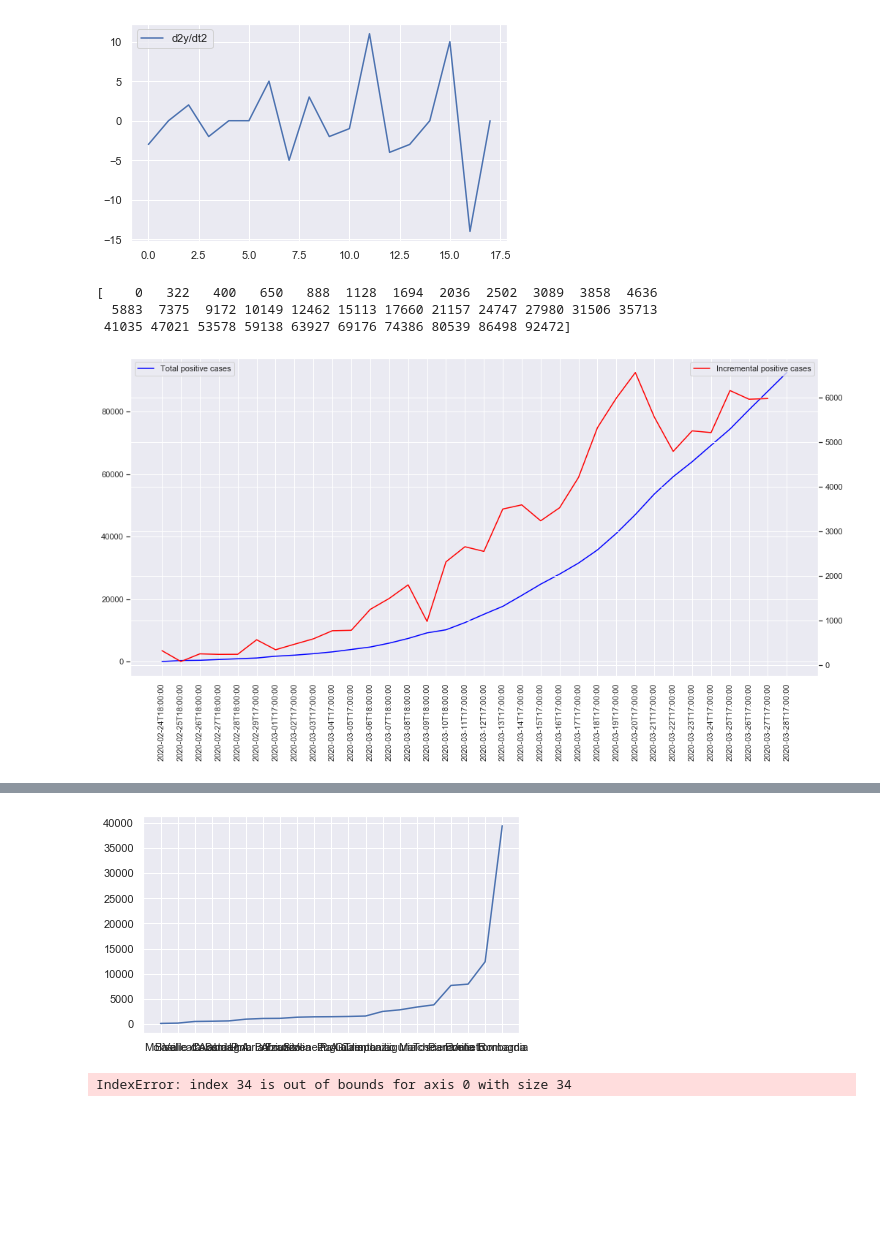
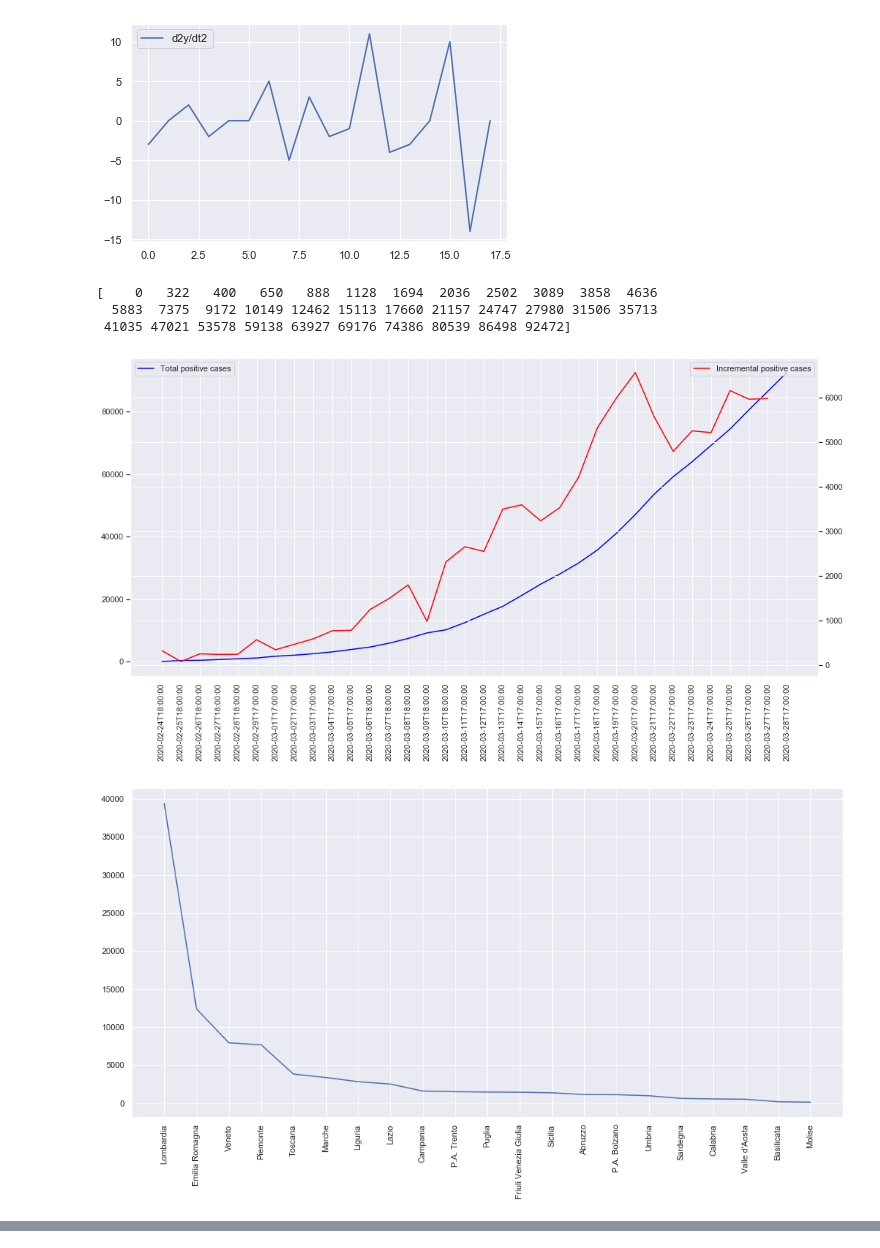
Before and after one commit to baladutt/modeling-epidemics-COVID-19, a Jupyter notebook: Visualize-Analyze-Current-State.ipynb, the cells around one changed output, grey strips where cells are left out. Saved outputs shown, nothing was run; the diff lists cells and outputs as text; code cells hidden in the pictures; blank space fills up the shorter version.

Commit message:
Italy's data visualization

```diff
--- a/Visualize-Analyze-Current-State.ipynb
+++ b/Visualize-Analyze-Current-State.ipynb
@@ -343,78 +343,50 @@ pyplot.figure(figsize=(15, 8))
 pyplot.xticks(rotation=90)
 ax = pyplot.axes()
 ax_bis = ax.twinx()
 ax.plot(total_positive_cases_timeseries, label='Total positive cases', color='blue')
 ax_bis.plot(incremental_positive_cases_timeseries, label='Incremental positive cases', color= 'red')
 ax.legend(loc=2)
 ax_bis.legend(loc=1)
 pyplot.show()
-print(provinceDf.columns)
-
-# Group by based on Region
-# date_ = provinceDf.iloc[-1,:]
-# date_= date_.reset_index()
-# print('hello:::: ', date_)
-# date_ = date_['Date']
-# print('Aaaaaaaa', provinceDf_group_by_date)
-# print('date:::: ', date_)
-# provinceDf_group_by_region = provinceDf.groupby('RegionName').max()
-# print('Last row values',provinceDf_group_by_region.iloc[-1,:])
-
 
 
 date_ = '2020-03-28T17:00:00'
 df_last_date = provinceDf[provinceDf['Date']==date_]
-print('Last date data :::::::::' ,provinceDf[provinceDf['Date']==date_])
 df_last_date = df_last_date.groupby('RegionName').sum()
-print('df_last_::::: ', df_last_date)
 
 # df_last_date = df_last_date.sortby('TotalPositiveCases')
 df_timeseries = df_last_date['TotalPositiveCases']
-df_timeseries = df_timeseries.sort_values()
-print("hiiiiiiiii :::::: ", df_timeseries)
+df_timeseries = df_timeseries.sort_values(ascending=False)
+pyplot.figure(figsize=(15, 8))
+pyplot.xticks(rotation=90)
 pyplot.plot(df_timeseries)
 pyplot.show()
 
+
+df_timeseries = df_timeseries/df_timeseries.sum()
+print('Percentage of time series')
+pyplot.show()
+
 out_sum = np.cumsum(df_timeseries)
+pyplot.figure(figsize=(15, 8))
+pyplot.xticks(rotation=90)
 pyplot.plot(out_sum)
 pyplot.show()
 
 
-total_positive_cases_timeseries = total_positive_cases_timeseries.sort_values()
-total_positive_cases_timeseries[len(total_positive_cases_timeseries)] = data_series.iloc[-1]
-total_cases = sum(total_positive_cases_timeseries)
-print('Total number of positive cases in Italy :: ',total_cases)
-
-cum_dist = np.linspace(0.,1.,len(total_positive_cases_timeseries))
-ser_cdf = pd.Series(cum_dist, index=total_positive_cases_timeseries)
-ser_cdf.plot()
-
-total_positive_cases_timeseries.hist(cumulative=True, density=1, bins=100)
-pyplot.xlabel('Total Positive Cases')
-pyplot.ylabel('Proportion')
-ax = pyplot.axes()
-ax_bis = ax.twinx()
-
-
-pyplot.title("positive cases in Italy")
-pyplot.grid()
+len_reg=len(df_last_date)
+x= np.arange(len_reg)
+x=x+1
+x = x/x.max()
+# pyplot.scatter(0.2, 0.8, s=100, color='red')
+pyplot.figure(figsize=(15, 8))
+pyplot.axhline(y=0.8,  color='red')
+# TODO : compute value of x for which y=0.8 and show
+pyplot.plot(x, out_sum)
 pyplot.show()
-
-
-# Compute a histogram of the sample
-bins = np.linspace(-5, 5, 30)
-histogram, bins = np.histogram(total_positive_cases_timeseries, bins=bins, normed=True)
-bin_centers = 0.5*(bins[1:] + bins[:-1])
-# Compute the PDF on the bin centers from scipy distribution object
-from scipy import stats
-pdf = stats.norm.pdf(bin_centers)
-pyplot.figure(figsize=(6, 4))
-pyplot.plot(bin_centers, histogram, label="Histogram of data series")
-pyplot.plot(bin_centers, pdf, label="New cases per day")
-pyplot.legend()
-pyplot.show()
 # %% [output]
 [    0   322   400   650   888  1128  1694  2036  2502  3089  3858  4636
   5883  7375  9172 10149 12462 15113 17660 21157 24747 27980 31506 35713
  41035 47021 53578 59138 63927 69176 74386 80539 86498 92472]
 [figure]
+[figure, new version]
@@ -438,2 +393,0 @@ Name: TotalPositiveCases, dtype: int64
-[figure, old version]
-IndexError: index 34 is out of bounds for axis 0 with size 34
```
Also changed, not shown: parts of 1 cell of this notebook.
